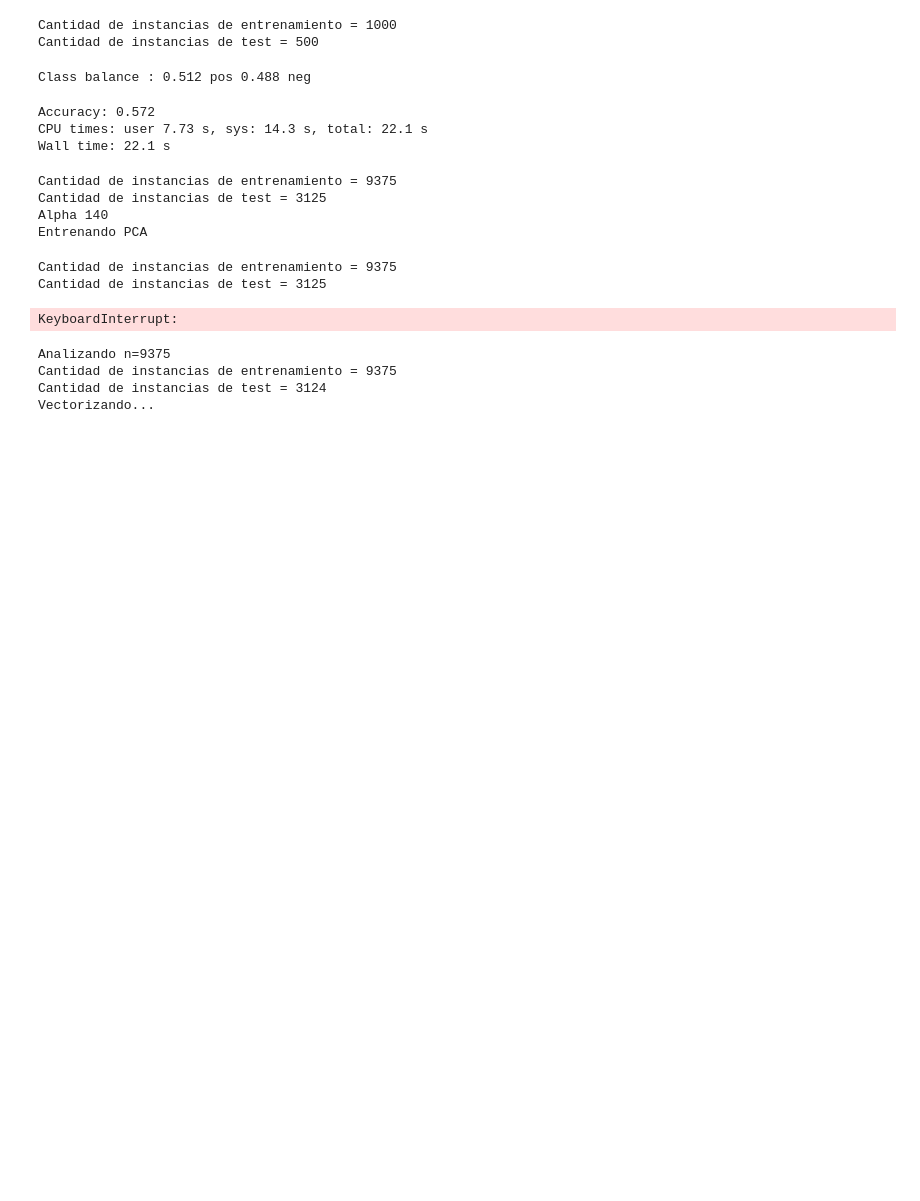
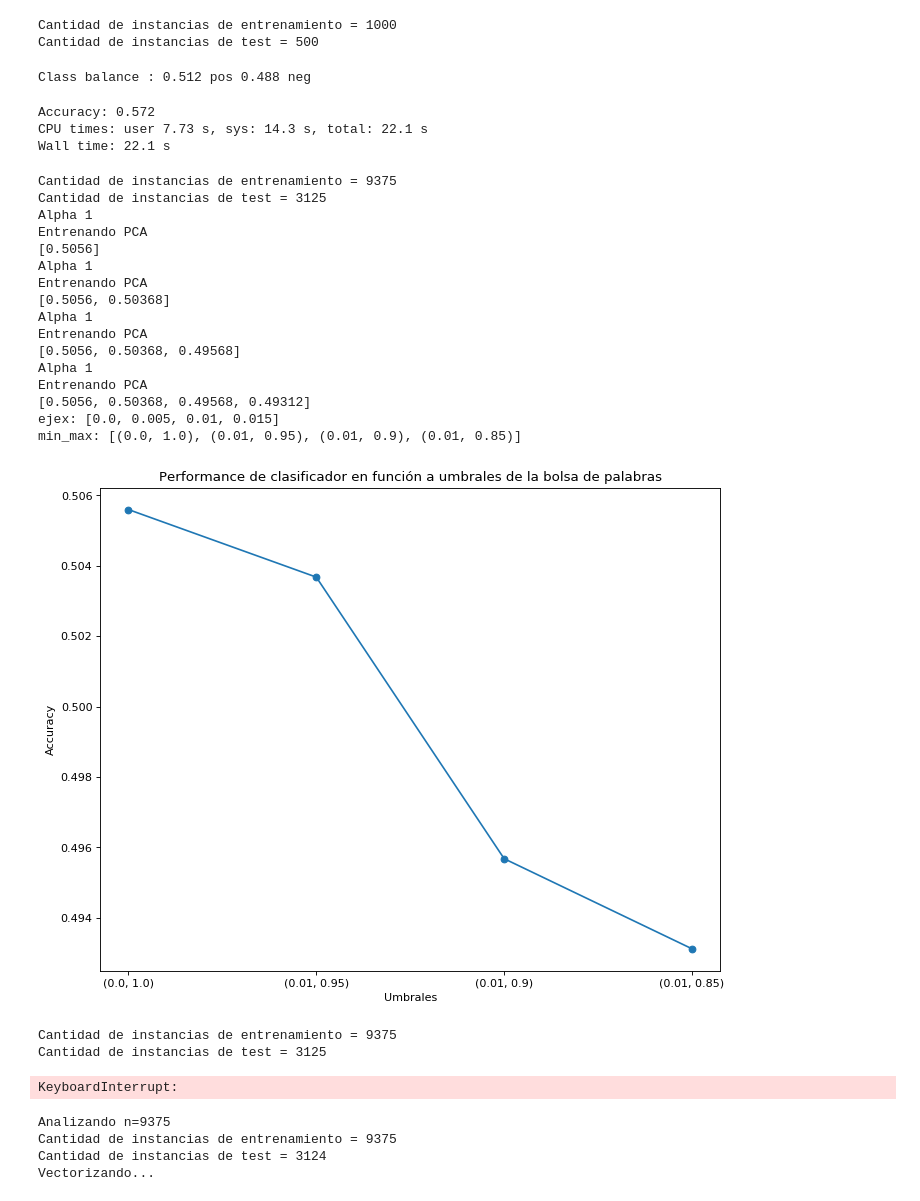
Before and after one commit to jrabinowicz/KNN, a Jupyter notebook: notebooks/knn.ipynb, the cells around one changed output. Cells and saved outputs as stored; diff of their text form; code cells hidden in the pictures; blank space fills up the shorter version.

Commit message:
test umbrales anda

```diff
--- a/notebooks/knn.ipynb
+++ b/notebooks/knn.ipynb
@@ -142,8 +140,8 @@ df = df.sample(frac=1)
 #TEST UMBRALES BOLSA DE PALABRAS
 
 #Usamos los k y alpha que optimizaban knn y pca
-k = 130
-alpha = 140
+k = 1
+alpha = 1
 
 import pandas as pd
 from sklearn.metrics import accuracy_score
@@ -166,13 +164,14 @@ print("Cantidad de instancias de test = {}".format(len(text_test)))
 
 
 min_max = []
-
-for i in range (0,11):
+acc = []
+ejex = []
+pruebas=[]
+for i in range (0,4):
     vectorizer = CountVectorizer(max_df=1.0-i*0.05, min_df=0.0+i*0.005, max_features=5000)
     vectorizer.fit(text_train)
     X_train, y_train = vectorizer.transform(text_train), (label_train == 'pos').values
     X_test, y_test = vectorizer.transform(text_test), (label_test == 'pos').values
-    pruebas = []
 
     pca = PCA(alpha)
     print("Alpha {}".format(alpha))
@@ -183,42 +182,56 @@ for i in range (0,11):
     #print(type(X_train))
     X_pca_train = pca.transform(X_train)
     #print(type(X_train))
     X_pca_test = pca.transform(X_test)
-    acc = []
 
-        ## Creo y entreno
+    ## Creo y entreno
     clf = KNNClassifier(k)
     clf.fit(X_pca_train, y_train)
 
     # Predigo
     y_pred = clf.predict(X_pca_test)
 
     # Me fijo el accuracy
     accuracy = accuracy_score(y_test, y_pred)
     acc.append(accuracy)
     print(acc)
     #print("k = {} alpha = {} ----> {}".format(k, alpha, accuracy))
 
-    min_max.append((0.0+i*0.005,1.0-i*0.05))
+    min_max.append((round(0.0+i*0.005,2),round(1.0-i*0.05,2)))
+    ejex.append(0.0+i*0.005)
     pruebas.append({
         "max_df": 1.0-i*0.05,
         "min_df": 0.0+i*0.005,
         "acc": acc,
     })
-    plt.plot(min_max, acc, '-o')
-    print(acc)
 
-
-plt.legend(Umbrales, loc='upper left')
+print("ejex: {}".format(ejex))
+print("min_max: {}".format(min_max))
+fig=plt.figure(figsize=(10, 8), dpi=80)
+plt.plot(ejex, acc, '-o')
+#plt.legend(Umbrales, loc='upper left')   #Cuadradito que indica q representa cada linea
 plt.xlabel("Umbrales")
 plt.ylabel("Accuracy")
-plt.xticks(min_max)
+plt.xticks(ticks=ejex, labels=min_max)
 plt.title("Performance de clasificador en función a umbrales de la bolsa de palabras");
 # %% [output]
 Cantidad de instancias de entrenamiento = 9375
 Cantidad de instancias de test = 3125
-Alpha 140
+Alpha 1
 Entrenando PCA
+[0.5056]
+Alpha 1
+Entrenando PCA
+[0.5056, 0.50368]
+Alpha 1
+Entrenando PCA
+[0.5056, 0.50368, 0.49568]
+Alpha 1
+Entrenando PCA
+[0.5056, 0.50368, 0.49568, 0.49312]
+ejex: [0.0, 0.005, 0.01, 0.015]
+min_max: [(0.0, 1.0), (0.01, 0.95), (0.01, 0.9), (0.01, 0.85)]
+[figure, added]
 # %%
 # TEST DE CAMBIO DE N_NEIGHBORS Y ALPHA
 # (es decir, el de Rodri)
```
Also changed, not shown: parts of 2 cells of this notebook.
